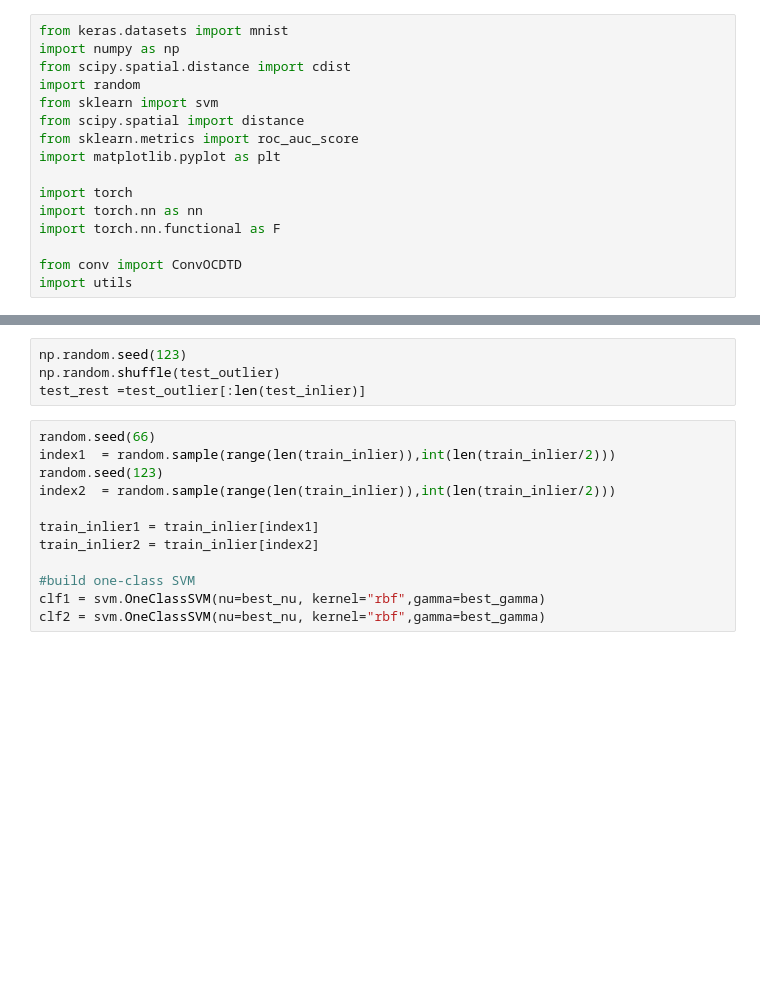
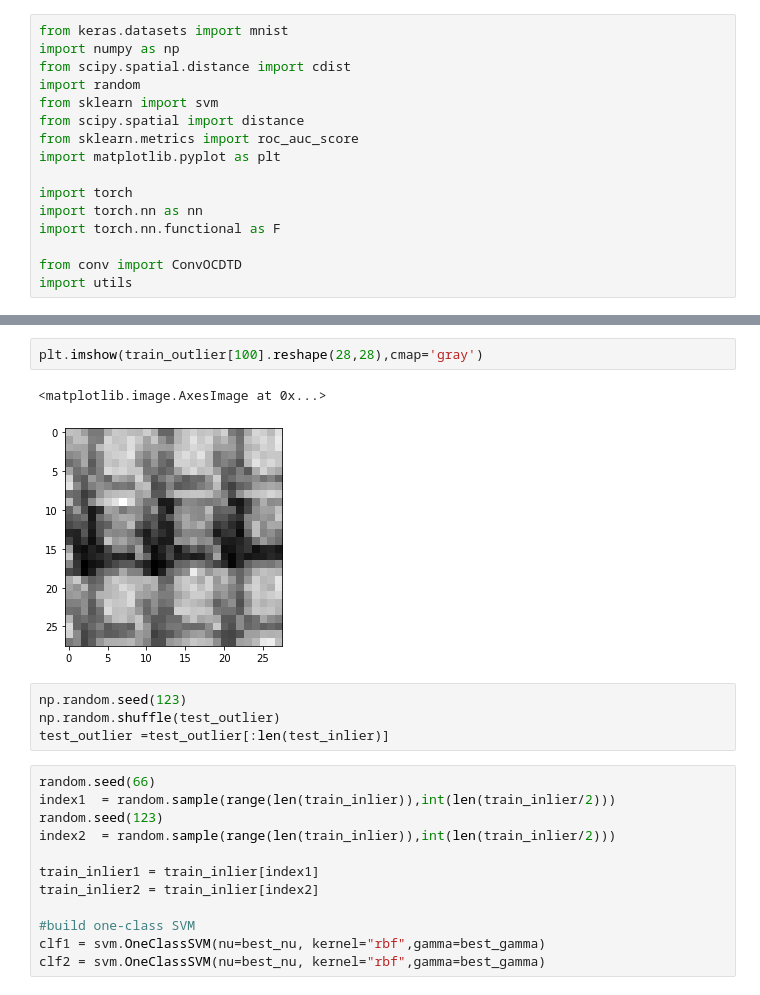
Before and after one commit to ZhuoChen-Work/OCDTD-Ensemble, a Jupyter notebook: MNIST.ipynb, the cells around one changed output, grey strips where cells are left out. Drawn from its saved outputs; the diff is of its cells as text; blank space fills up the shorter version.

```diff
--- a/MNIST.ipynb
+++ b/MNIST.ipynb
@@ -48,7 +154,12 @@ best_gamma = 1.2648552168552958
+# %%
+plt.imshow(train_outlier[100].reshape(28,28),cmap='gray')
+# %% [output]
+<matplotlib.image.AxesImage at 0x...>
+[figure, added]
 # %%
 np.random.seed(123)
 np.random.shuffle(test_outlier)
-test_rest =test_outlier[:len(test_inlier)]
+test_outlier =test_outlier[:len(test_inlier)]
 # %%
 random.seed(66)
 index1  = random.sample(range(len(train_inlier)),int(len(train_inlier/2)))
```
Also changed, not shown: parts of 20 cells of this notebook.
